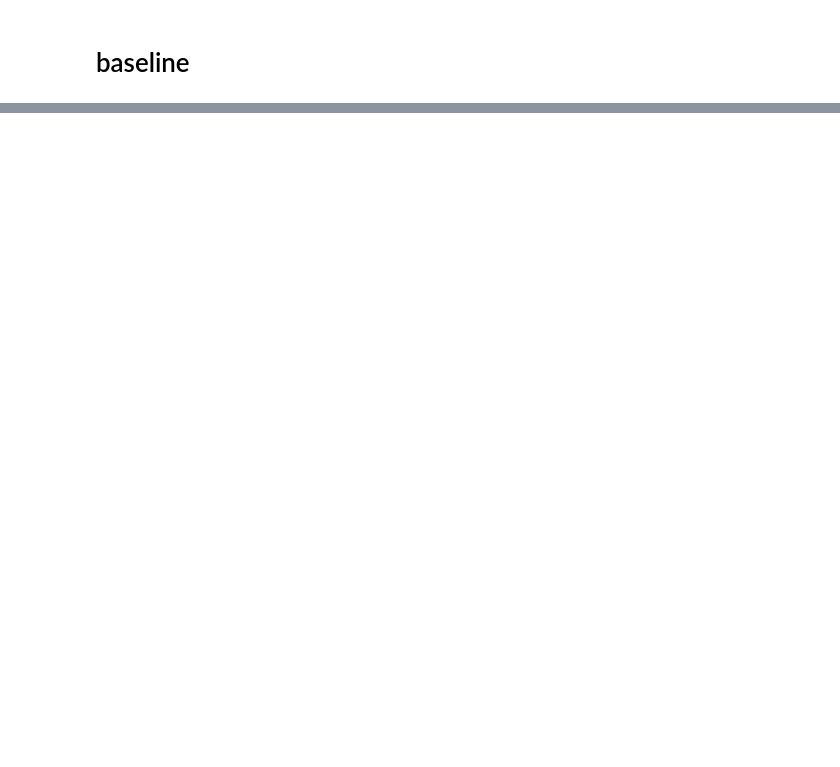
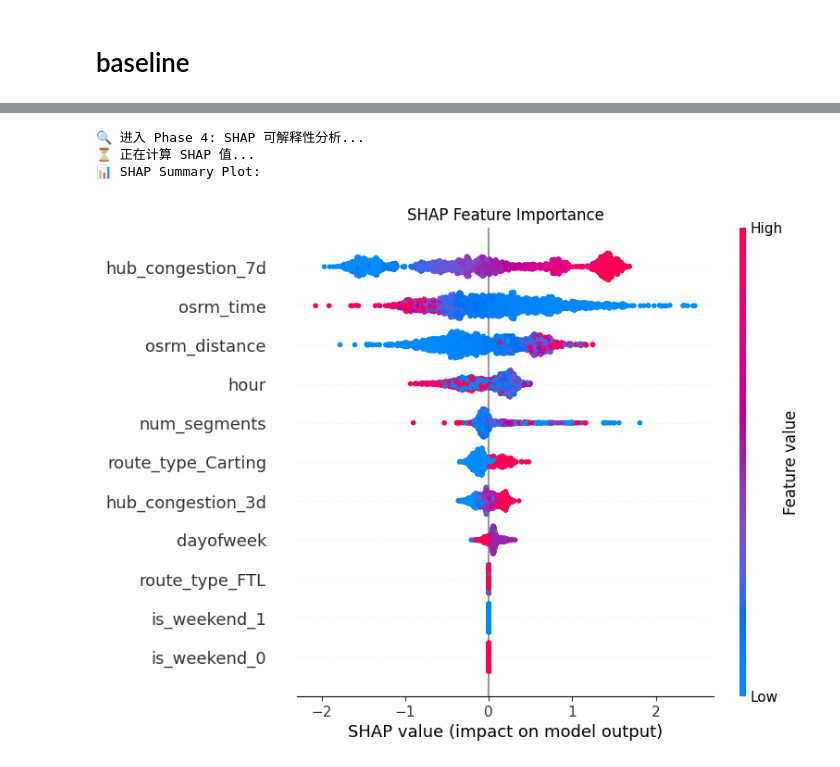
Before and after one commit to Tsingbbby/fx, a Jupyter notebook: 1.0.ipynb, the cells around one changed output, grey strips where cells are left out. Drawn from its saved outputs; the diff is of its cells as text; code cells hidden in the pictures; blank space fills up the shorter version.

```diff
--- a/1.0.ipynb
+++ b/1.0.ipynb
@@ -428,35 +516,54 @@ plt.show()
 # %%
-# --- Phase 4: 可解释性分析 (Explainability) ---
+# --- Phase 4: SHAP 可解释性分析 (适配 Pipeline) ---
+import shap
+import matplotlib.pyplot as plt
+import pandas as pd
+
 print("\n🔍 进入 Phase 4: SHAP 可解释性分析...")
 
-# 1. 提取转换后的特征名
-prep = model_pipe.named_steps['preprocessor']
 try:
-    cat_names = prep.named_transformers_['cat'].get_feature_names_out(CAT_COLS)
-except AttributeError:
-    cat_names = prep.named_transformers_['cat'].get_feature_names(CAT_COLS)
+    # 1. 从 Pipeline 中提取 预处理器(preprocessor) 和 模型(classifier)
+    # 您的 Pipeline 名字可能是 'model_pipe' 或 'model'，这里假设是 'model_pipe'
+    # 如果之前的代码叫 'model'，请把下面这行改为 pipe = model
+    pipe = model_pipe
 
-feature_names = NUM_COLS + list(cat_names)
+    preprocessor = pipe.named_steps['preprocessor']
+    classifier = pipe.named_steps['classifier']
 
-# 2. 准备 SHAP 数据
-X_test_transformed = prep.transform(X_test)
+    # 2. 【关键步骤】手动对 X_test 进行预处理
+    # 把包含字符串的原始数据，转换成 XGBoost 能看懂的 One-Hot 数值矩阵
+    X_test_transformed = preprocessor.transform(X_test)
 
-# 3. 计算 SHAP 值
-explainer = shap.TreeExplainer(model_pipe.named_steps['classifier'])
-shap_values = explainer.shap_values(X_test_transformed)
+    # 3. 提取转换后的特征名 (为了画图能显示名字)
+    try:
+        # 新版 sklearn
+        cat_names = preprocessor.named_transformers_['cat'].get_feature_names_out(CAT_COLS)
+    except AttributeError:
+        # 旧版 sklearn
+        cat_names = preprocessor.named_transformers_['cat'].get_feature_names(CAT_COLS)
 
-# 4. 绘制 Summary Plot
-print("📊 SHAP Summary Plot (决定延误的关键因素):")
-plt.figure(figsize=(10, 6))
-shap.summary_plot(shap_values, X_test_transformed, feature_names=feature_names, show=False)
-plt.show()
+    # 拼接数值特征名 + OneHot特征名
+    feature_names = NUM_COLS + list(cat_names)
 
-# 5. 业务洞察结论
-importance_dict = dict(zip(feature_names, np.abs(shap_values).mean(0)))
-top_feature = max(importance_dict, key=importance_dict.get)
-print("\n💡 业务洞察 (Business Insight):")
-print(f"1. 导致严重延误的最关键因素是: [{top_feature}]")
-print("2. 请观察 Summary Plot：")
-print("   - 如果 Hub Congestion 的红点(高值)在右侧(SHAP>0)，说明该特征确实捕捉到了拥堵传导效应。")
-print("   - 如果 OSRM Distance 的红点在左侧，说明长途单反而更准时。")
+    # 4. 计算 SHAP 值
+    # 使用转换后的数据 (X_test_transformed) 而不是原始 X_test
+    print("⏳ 正在计算 SHAP 值...")
+    explainer = shap.TreeExplainer(classifier)
+    shap_values = explainer.shap_values(X_test_transformed)
+
+    # 5. 绘制 Summary Plot
+    print("📊 SHAP Summary Plot:")
+    plt.figure(figsize=(10, 6))
+    shap.summary_plot(shap_values, X_test_transformed, feature_names=feature_names, show=False)
+    plt.title("SHAP Feature Importance")
+    plt.show()
+
+except Exception as e:
+    print(f"⚠️ SHAP 分析发生错误: {e}")
+    print("提示: 请确保前面的 'model_pipe' 训练步骤已成功运行。")
+# %% [output]
+🔍 进入 Phase 4: SHAP 可解释性分析...
+⏳ 正在计算 SHAP 值...
+📊 SHAP Summary Plot:
+[figure, added]
 # %%
```
Also changed, not shown: parts of 12 cells of this notebook, 15 other files.
